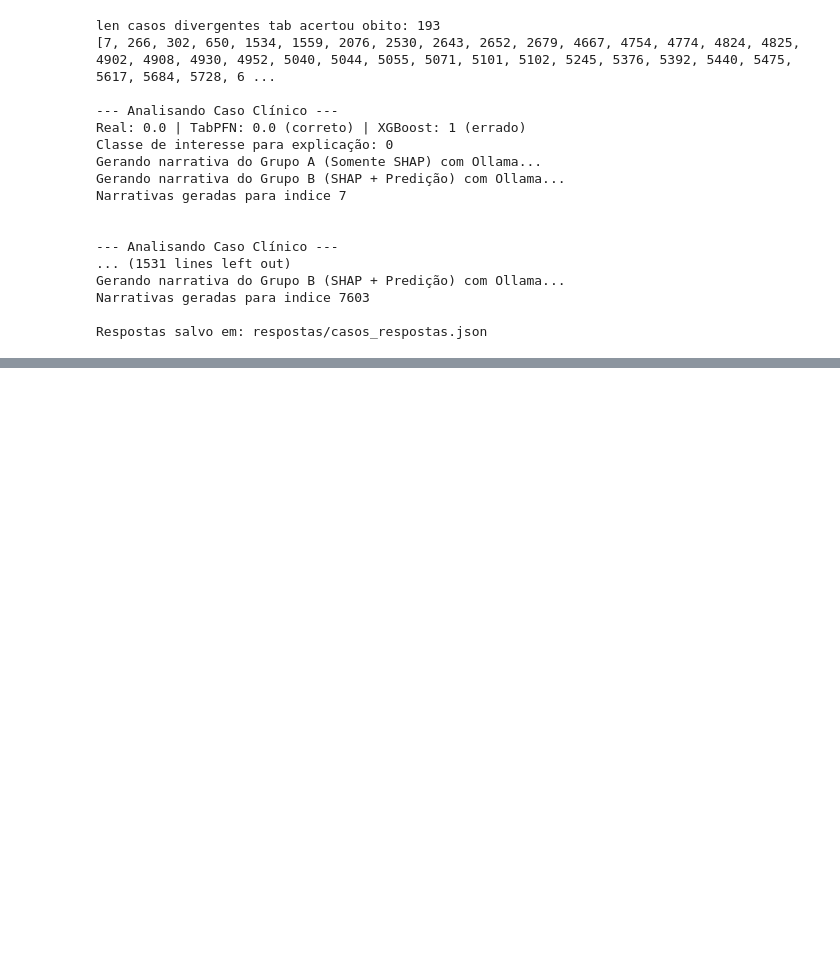
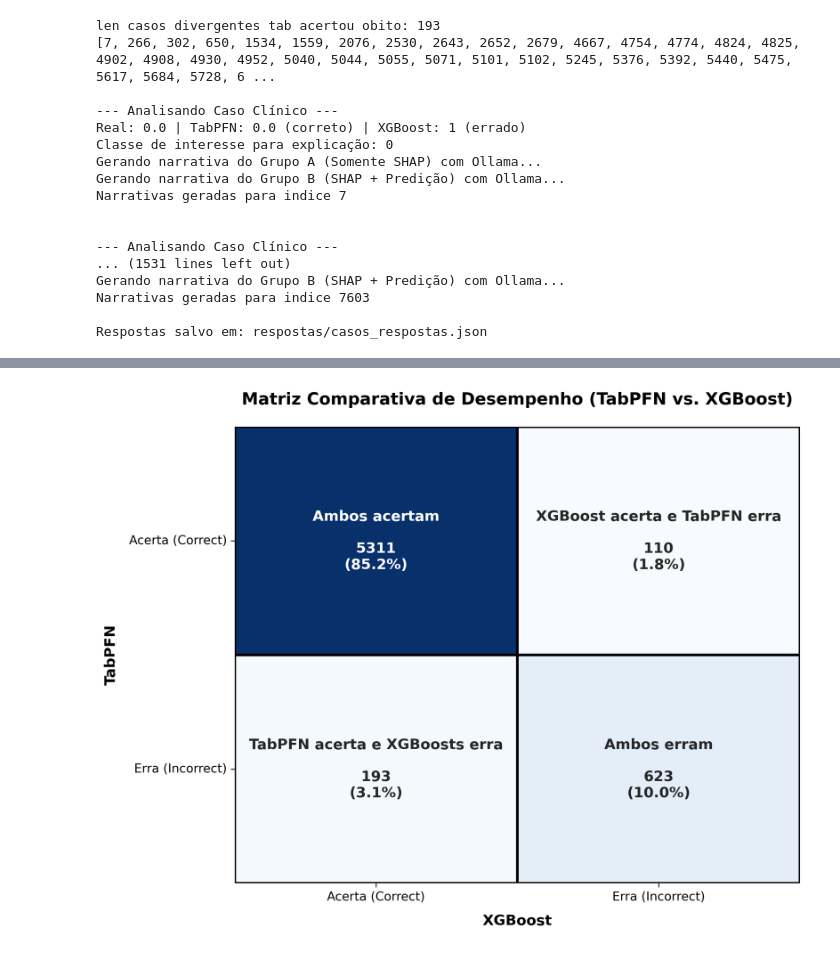
Before and after one commit to arthurqu18/explicabilidade, a Jupyter notebook: script.ipynb, the cells around one changed output, grey strips where cells are left out. Cells and saved outputs as stored; diff of their text form; code cells hidden in the pictures; blank space fills up the shorter version.

Commit message:
seed modification and matrix error

```diff
--- a/script.ipynb
+++ b/script.ipynb
@@ -554,17 +555,19 @@ feature_names_list = [
 # %% [markdown]
 #### analises caso a caso
 # %%
-def analisar_divergencias_obito_v2(df, target_col):
+def analisar_divergencias_obito_v2(df, target_col, seed_skf: int = 42, seed_alg: int = 7):
     X = df.drop(columns=[target_col])
     y = df[target_col]
 
-    skf = StratifiedKFold(n_splits=5, shuffle=True, random_state=42)
+    skf = StratifiedKFold(n_splits=5, shuffle=True, random_state=seed_skf) # seed original = 42
 
     casos_divergentes = []
     casos_divergentes_classe_1 = []
 
     # Métricas globais de divergência
     total_samples = 0
+    both_right = 0
+    both_wrong = 0
     total_disagreements = 0
     tab_correct_in_disagreement = 0
     xgb_correct_in_disagreement = 0
@@ -590,19 +593,23 @@ def analisar_divergencias_obito_v2(df, target_col):
         # Treino
         model_xgb = xgb.XGBClassifier(
             eval_metric="logloss",
-            random_state=7
+            random_state = seed_alg # original 7
         )
         model_xgb.fit(X_train, y_train)
 
         model_tab = TabPFNClassifier(
             device="cuda",
             ignore_pretraining_limits=True,
-            random_state=7
+            random_state = seed_alg # original 7
         )
         model_tab.fit(X_train, y_train)
 
         pred_xgb = model_xgb.predict(X_test)
         pred_tab = model_tab.predict(X_test)
+
+        # ambos acertam e erram
+        both_right += np.sum((pred_tab == y_test_np) & (pred_xgb == y_test_np))
+        both_wrong += np.sum((pred_tab != y_test_np) & (pred_xgb != y_test_np))
 
         # Acertos globais na classe 1 (recall)
         tab_total_acertos_classe1 += np.sum((pred_tab == 1) & (y_test_np == 1))
@@ -628,7 +635,7 @@ def analisar_divergencias_obito_v2(df, target_col):
 
         # Coleta de casos
         sample_size = min(50, len(X_train))
-        background = X_train.sample(sample_size, random_state=42)
+        background = X_train.sample(sample_size, random_state=seed_skf)
 
         indices_divergentes = X_test.index[disagreement_mask].tolist()
         for idx in indices_divergentes:
@@ -665,6 +672,7 @@ def analisar_divergencias_obito_v2(df, target_col):
 
     print("\n===== RESULTADOS GLOBAIS =====")
     print(f"Total de amostras: {total_samples}")
+    print(f"ambos acertam em: {both_right} e ambos erram em {both_wrong}")
     print(f"Total de divergências: {total_disagreements}")
     print(f"TabPFN correto nas divergências: {tab_correct_in_disagreement}")
     print(f"XGBoost correto nas divergências: {xgb_correct_in_disagreement}")
@@ -690,6 +698,8 @@ def analisar_divergencias_obito_v2(df, target_col):
         "total_obitos": total_obitos_reais,
         "metrics": {
             "total_samples": total_samples,
+            "ambos_acertam": both_right,
+            "ambos_erram": both_wrong,
             "total_disagreements": total_disagreements,
             "tab_correct_in_disagreement": tab_correct_in_disagreement,
             "xgb_correct_in_disagreement": xgb_correct_in_disagreement,
@@ -705,7 +715,6 @@ def analisar_divergencias_obito_v2(df, target_col):
     }
 
 resultado = analisar_divergencias_obito_v2(df, target_col="obito")
-
 casos = pd.DataFrame(resultado["casos_divergentes"])
 metricas = resultado["metrics"]
 # %% [output]
@@ -1090,0 +1176,67 @@ Respostas salvo em: respostas/casos_respostas.json
+# %%
+both_right = metricas['ambos_acertam']
+both_wrong = metricas['ambos_erram']
+tab_right_xgb_wrong = metricas['tab_correct_in_disagreement']
+xgb_right_tab_wrong = metricas['xgb_correct_in_disagreement']
+
+matrix_counts = np.array(
+    [[both_right, xgb_right_tab_wrong], [tab_right_xgb_wrong, both_wrong]]
+)
+
+total_samples = matrix_counts.sum()
+matrix_percentages = (matrix_counts / total_samples) * 100
+
+labels = np.array(
+    [
+        [
+            f"Ambos acertam\n\n{both_right}\n({matrix_percentages[0,0]:.1f}%)",
+            f"XGBoost acerta e TabPFN erra\n\n{xgb_right_tab_wrong}\n({matrix_percentages[0,1]:.1f}%)",
+        ],
+        [
+            f"TabPFN acerta e XGBoosts erra\n\n{tab_right_xgb_wrong}\n({matrix_percentages[1,0]:.1f}%)",
+            f"Ambos erram\n\n{both_wrong}\n({matrix_percentages[1,1]:.1f}%)",
+        ],
+    ]
+)
+
+plt.figure(figsize=(9, 7), dpi=300)
+
+# Heatmap usando o mapa de cores 'Blues'
+sns.heatmap(
+    matrix_counts,
+    annot=labels,
+    fmt="",
+    cmap="Blues",
+    cbar=False,
+    linewidths=2,
+    linecolor="black",
+    annot_kws={"size": 13, "weight": "bold"},
+)
+
+# Rótulos dos eixos
+plt.title(
+    "Matriz Comparativa de Desempenho (TabPFN vs. XGBoost)",
+    fontsize=15,
+    pad=20,
+    weight="bold",
+)
+plt.xlabel("XGBoost", fontsize=13, labelpad=10, weight="bold")
+plt.ylabel("TabPFN", fontsize=13, labelpad=10, weight="bold")
+
+plt.xticks([0.5, 1.5], ["Acerta (Correct)", "Erra (Incorrect)"], fontsize=11)
+plt.yticks(
+    [0.5, 1.5],
+    ["Acerta (Correct)", "Erra (Incorrect)"],
+    fontsize=11,
+    rotation=0,
+)
+
+plt.tight_layout()
+
+# Salva a imagem em alta resolução para o artigo
+plt.savefig(
+    "matriz_comparativa_4_quadrantes.png", dpi=300, bbox_inches="tight"
+)
+plt.show()
+# %% [output]
+[figure, added]
```
Also changed, not shown: parts of 6 cells of this notebook, 2 other files.
